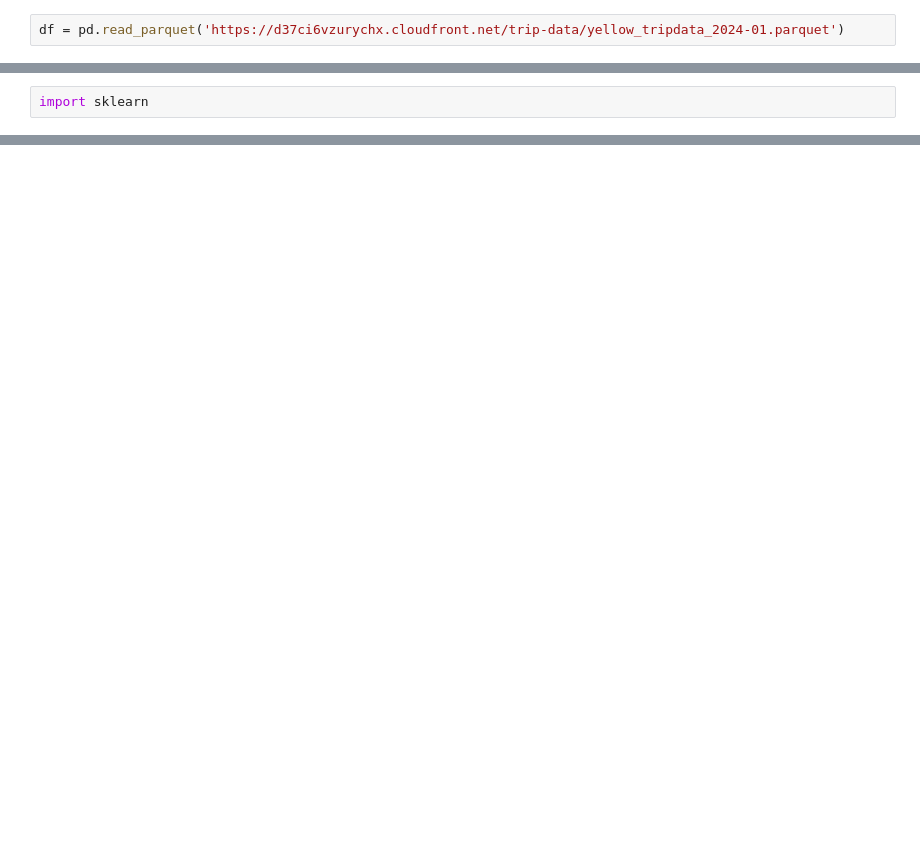
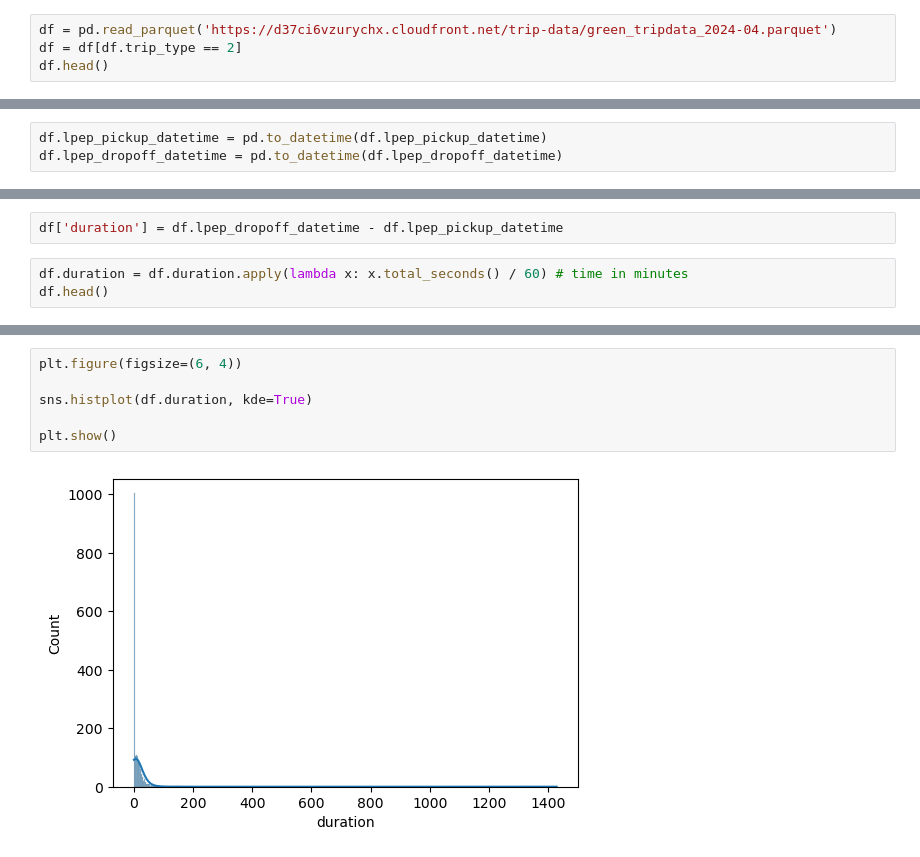
Before and after one commit to bruno2009/Course-MLOps, a Jupyter notebook: 01-intro/HomeWork.ipynb, the cells around one changed output, grey strips where cells are left out. Cells and saved outputs as stored; diff of their text form; blank space fills up the shorter version.

```diff
--- a/01-intro/HomeWork.ipynb
+++ b/01-intro/HomeWork.ipynb
@@ -12,2 +21,4 @@ pd.__version__
 # %%
-df = pd.read_parquet('https://d37ci6vzurychx.cloudfront.net/trip-data/yellow_tripdata_2024-01.parquet')
+df = pd.read_parquet('https://d37ci6vzurychx.cloudfront.net/trip-data/green_tripdata_2024-04.parquet')
+df = df[df.trip_type == 2]
+df.head()
@@ -23,2 +32,3 @@ df.head()
 # %%
-import sklearn
+df.lpep_pickup_datetime = pd.to_datetime(df.lpep_pickup_datetime)
+df.lpep_dropoff_datetime = pd.to_datetime(df.lpep_dropoff_datetime)
@@ -28,0 +35,5 @@ sklearn.__version__
+# %%
+df['duration'] = df.lpep_dropoff_datetime - df.lpep_pickup_datetime
+# %%
+df.duration = df.duration.apply(lambda x: x.total_seconds() / 60) # time in minutes
+df.head()
@@ -28,0 +48,8 @@ sklearn.__version__
+# %%
+plt.figure(figsize=(6, 4))
+
+sns.histplot(df.duration, kde=True)
+
+plt.show()
+# %% [output]
+[figure, added]
```
Also changed, not shown: parts of 17 cells of this notebook.
